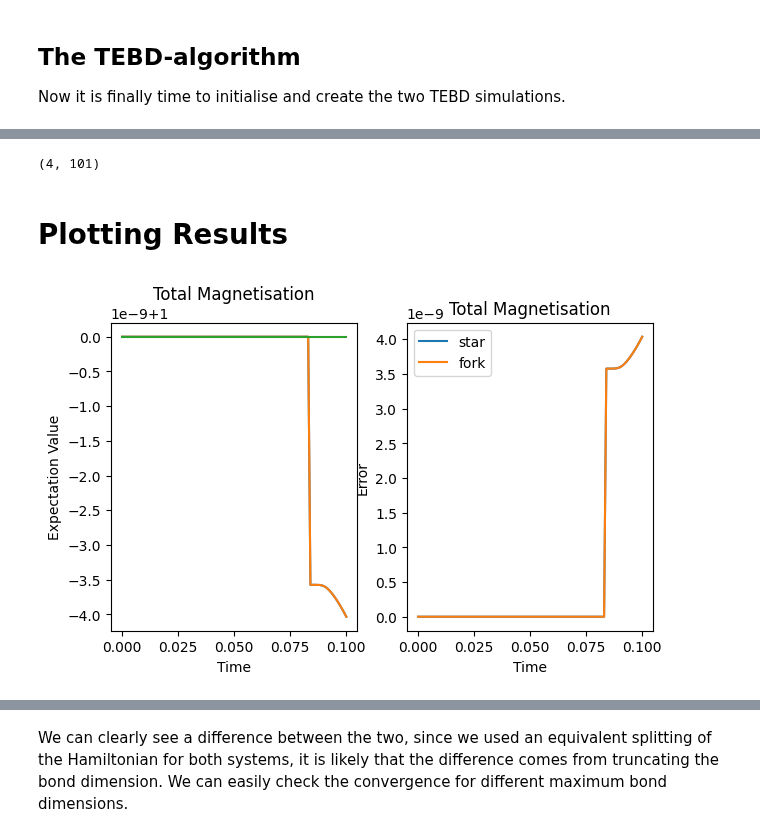
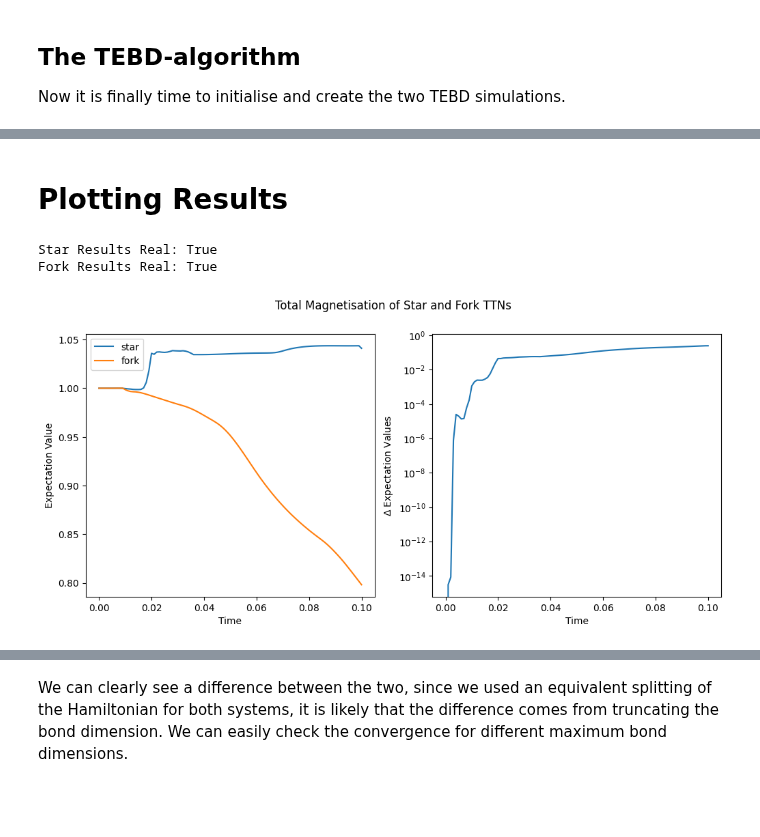
Before and after one commit to Drachier/PyTreeNet, a Jupyter notebook: example_notebooks/tebd/bosonic_tree_tebd.ipynb, the cells around one changed output, grey strips where cells are left out. Saved outputs shown, nothing was run; the diff lists cells and outputs as text; code cells hidden in the pictures; blank space fills up the shorter version.

Commit message:
Start polishing bosonic tree tebd

```diff
--- a/example_notebooks/tebd/bosonic_tree_tebd.ipynb
+++ b/example_notebooks/tebd/bosonic_tree_tebd.ipynb
@@ -32,8 +32,8 @@ from copy import deepcopy
 We want to run the algorithm for two different tree patterns connecting each spin to its respective bosons. To make the computation numerically possible, we have to set a maximun physical dimension of the bosonic system $d_{\text{max}}$. The initial state of the simulation will be |0> for all spins and the ground state for the bosonic systems.
 # %%
 # Constants needed for both trees
-num_spins = 2
-num_bosons_per_spin = 1
+num_spins = 3
+num_bosons_per_spin = 3
 
 boson_dimension = 3
 
@@ -341,43 +249,31 @@ for s in range(num_spins):
-# %%
-num_time_steps = int(np.ceil(final_time / time_step_size))
-results = np.zeros((len(ref_operators) + 1, num_time_steps + 1), dtype=complex)
-init_ref_state = deepcopy(ref_state)
-
-for time_step in range(num_time_steps + 1):
-    if time_step != 0:
-        ref_state = exp_operator @ ref_state
-
-    conj_state = np.conjugate(ref_state.T)
-    for i, operator in enumerate(ref_operators):
-        results[i,time_step] = conj_state @ operator @ ref_state
-
-    results[-1,time_step] = time_step * time_step_size
-
-results.shape
-# %% [output]
-(4, 101)
 # %% [markdown]
 # Plotting Results
 # %%
-times = [time.real for time in star_TEBD.results[-1]]
+times = star_TEBD.times()
+# Sanity Checks
+print(f"Star Results Real: {star_TEBD.results_real()}")
+print(f"Fork Results Real: {fork_TEBD.results_real()}")
+
+tot_magn_star = star_TEBD.operator_results(realise=True)[num_spins]
+tot_magn_fork = fork_TEBD.operator_results(realise=True)[num_spins]
+# %% [output]
+Star Results Real: True
+Fork Results Real: True
 # %%
-fig, axs = plt.subplots(1,2, figsize=(7,4))
+fig, axs = plt.subplots(1,2, figsize=(12,5))
 
-axs[0].plot(times, [exp_val.real for exp_val in star_TEBD.results[num_spins]], label="star")
-axs[0].plot(times, [exp_val.real for exp_val in fork_TEBD.results[num_spins]], label="fork")
-axs[0].plot(times, [exp_val.real for exp_val in results[0]], label="ref")
-axs[0].set_title("Total Magnetisation")
+axs[0].plot(times, tot_magn_star, label="star")
+axs[0].plot(times, tot_magn_fork, label="fork")
 axs[0].set_xlabel("Time")
 axs[0].set_ylabel("Expectation Value")
+axs[0].legend()
 
-axs[1].plot(times, np.abs(star_TEBD.results[num_spins]-results[0]), label="star")
-axs[1].plot(times, np.abs(fork_TEBD.results[num_spins]-results[0]), label="fork")
-axs[1].set_title("Total Magnetisation")
+axs[1].semilogy(times, np.abs(tot_magn_star - tot_magn_fork))
 axs[1].set_xlabel("Time")
-axs[1].set_ylabel("Error")
+axs[1].set_ylabel("$\Delta$ Expectation Values")
 
-plt.legend()
+plt.suptitle("Total Magnetisation of Star and Fork TTNs")
 
 plt.show()
 # %% [output]
-[figure, old version]
+[figure, new version]
```
Also changed, not shown: parts of 8 cells of this notebook.
